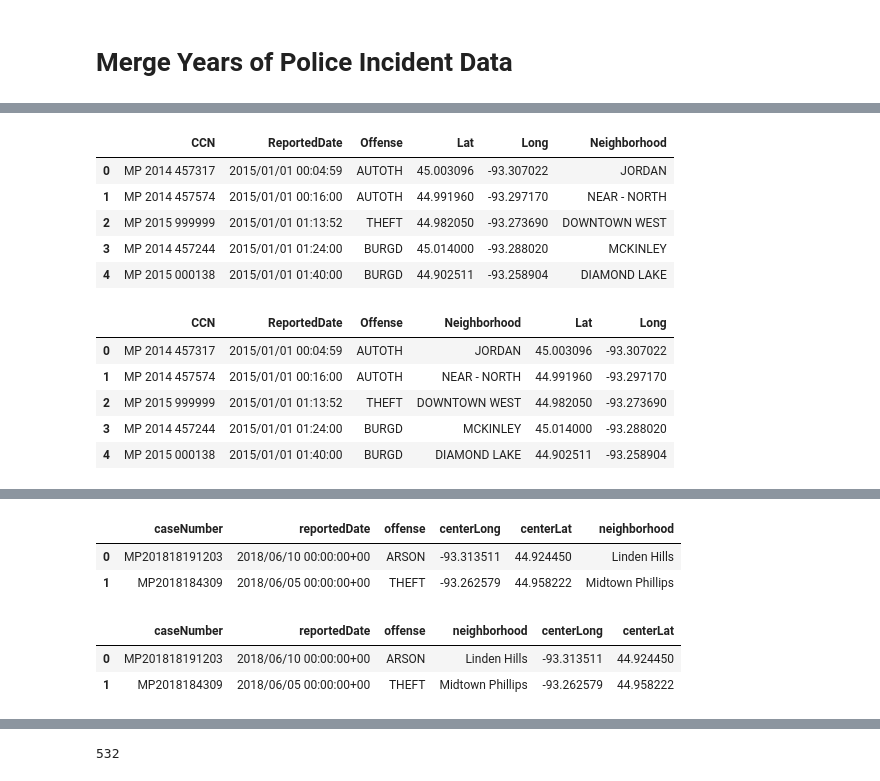
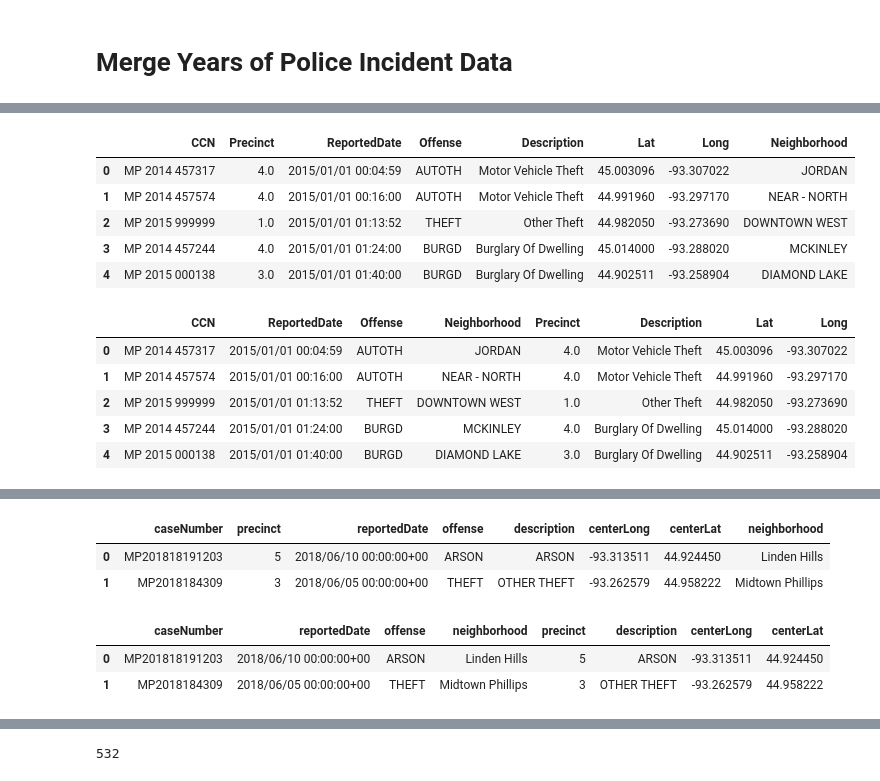
Before and after one commit to SwatiSSwain/REP_13_ETL-Project, a Jupyter notebook: Police_Incidents_ETL_Project2.ipynb, the cells around one changed output, grey strips where cells are left out. Cells and saved outputs as stored; diff of their text form; code cells hidden in the pictures.

Commit message:
Adding  precinct and description to Police Incident CSV

```diff
--- a/Police_Incidents_ETL_Project2.ipynb
+++ b/Police_Incidents_ETL_Project2.ipynb
@@ -29,28 +29,28 @@ PI_pre18_merge.head(1)
 | 0 | 1 | 0021XX Broadway AV W | 3363209 | MP 2014 457317 | 4.0 | 2015/01/01 00:04:59 | 2014/12/31 20:10:00 | 20:10:00 | AUTOTH | ... |
 # %%
 PI_pre18_final = PI_pre18_merge.drop(columns={"PublicAddress", "ControlNbr",
-                                                "Precinct", "BeginDate", "Time",
+                                                 "BeginDate", "Time",
                                                  "EnteredDate", "GBSID","X", "Y",
                                                  "LastChanged", "LastUpdateDate",
-                                                 "Description","UCRCode","FID"})
+                                                 "UCRCode","FID"})
 PI_pre18_final.head(5)
 # %% [output]
-|  | CCN | ReportedDate | Offense | Lat | Long | Neighborhood |
-| 0 | MP 2014 457317 | 2015/01/01 00:04:59 | AUTOTH | 45.003096 | -93.307022 | JORDAN |
-| 1 | MP 2014 457574 | 2015/01/01 00:16:00 | AUTOTH | 44.991960 | -93.297170 | NEAR - NORTH |
-| 2 | MP 2015 999999 | 2015/01/01 01:13:52 | THEFT | 44.982050 | -93.273690 | DOWNTOWN WEST |
-| 3 | MP 2014 457244 | 2015/01/01 01:24:00 | BURGD | 45.014000 | -93.288020 | MCKINLEY |
-| 4 | MP 2015 000138 | 2015/01/01 01:40:00 | BURGD | 44.902511 | -93.258904 | DIAMOND LAKE |
+|  | CCN | Precinct | ReportedDate | Offense | Description | Lat | Long | Neighborhood |
+| 0 | MP 2014 457317 | 4.0 | 2015/01/01 00:04:59 | AUTOTH | Motor Vehicle Theft | 45.003096 | -93.307022 | JORDAN |
+| 1 | MP 2014 457574 | 4.0 | 2015/01/01 00:16:00 | AUTOTH | Motor Vehicle Theft | 44.991960 | -93.297170 | NEAR - NORTH |
+| 2 | MP 2015 999999 | 1.0 | 2015/01/01 01:13:52 | THEFT | Other Theft | 44.982050 | -93.273690 | DOWNTOWN WEST |
+| 3 | MP 2014 457244 | 4.0 | 2015/01/01 01:24:00 | BURGD | Burglary Of Dwelling | 45.014000 | -93.288020 | MCKINLEY |
+| 4 | MP 2015 000138 | 3.0 | 2015/01/01 01:40:00 | BURGD | Burglary Of Dwelling | 44.902511 | -93.258904 | DIAMOND LAKE |
 # %%
-PI_pre18_final = PI_pre18_final[["CCN","ReportedDate","Offense","Neighborhood","Lat","Long"]]
+PI_pre18_final = PI_pre18_final[["CCN","ReportedDate","Offense","Neighborhood","Precinct","Description","Lat","Long"]]
 PI_pre18_final.head(5)
 # %% [output]
-|  | CCN | ReportedDate | Offense | Neighborhood | Lat | Long |
-| 0 | MP 2014 457317 | 2015/01/01 00:04:59 | AUTOTH | JORDAN | 45.003096 | -93.307022 |
-| 1 | MP 2014 457574 | 2015/01/01 00:16:00 | AUTOTH | NEAR - NORTH | 44.991960 | -93.297170 |
-| 2 | MP 2015 999999 | 2015/01/01 01:13:52 | THEFT | DOWNTOWN WEST | 44.982050 | -93.273690 |
-| 3 | MP 2014 457244 | 2015/01/01 01:24:00 | BURGD | MCKINLEY | 45.014000 | -93.288020 |
-| 4 | MP 2015 000138 | 2015/01/01 01:40:00 | BURGD | DIAMOND LAKE | 44.902511 | -93.258904 |
+|  | CCN | ReportedDate | Offense | Neighborhood | Precinct | Description | Lat | Long |
+| 0 | MP 2014 457317 | 2015/01/01 00:04:59 | AUTOTH | JORDAN | 4.0 | Motor Vehicle Theft | 45.003096 | -93.307022 |
+| 1 | MP 2014 457574 | 2015/01/01 00:16:00 | AUTOTH | NEAR - NORTH | 4.0 | Motor Vehicle Theft | 44.991960 | -93.297170 |
+| 2 | MP 2015 999999 | 2015/01/01 01:13:52 | THEFT | DOWNTOWN WEST | 1.0 | Other Theft | 44.982050 | -93.273690 |
+| 3 | MP 2014 457244 | 2015/01/01 01:24:00 | BURGD | MCKINLEY | 4.0 | Burglary Of Dwelling | 45.014000 | -93.288020 |
+| 4 | MP 2015 000138 | 2015/01/01 01:40:00 | BURGD | DIAMOND LAKE | 3.0 | Burglary Of Dwelling | 44.902511 | -93.258904 |
 # %%
 PI_Last2Years_df.head(2)
 # %% [output]
@@ -60,23 +60,23 @@ PI_Last2Years_df.head(2)
 2 rows × 23 columns
 # %%
 PI_Last2Years_final = PI_Last2Years_df.drop(columns={"publicaddress","reportedTime", "reportedDateTime",
-                                                "precinct", "beginDate", "beginTime",
+                                                "beginDate", "beginTime",
                                                  "enteredDate", "X", "Y",
                                                  "lastchanged", "LastUpdateDateETL","enteredDate",
                                                  "centerX","centerY","centergbsid",
-                                                 "enteredDate", "description",
+                                                 "enteredDate",
                                                  "OBJECTID", "UCRCode", "lastchanged","LastUpdateDateETL"})
 
 PI_Last2Years_final.head(2)
 # %% [output]
-|  | caseNumber | reportedDate | offense | centerLong | centerLat | neighborhood |
-| 0 | MP201818191203 | 2018/06/10 00:00:00+00 | ARSON | -93.313511 | 44.924450 | Linden Hills |
-| 1 | MP2018184309 | 2018/06/05 00:00:00+00 | THEFT | -93.262579 | 44.958222 | Midtown Phillips |
+|  | caseNumber | precinct | reportedDate | offense | description | centerLong | centerLat | neighborhood |
+| 0 | MP201818191203 | 5 | 2018/06/10 00:00:00+00 | ARSON | ARSON | -93.313511 | 44.924450 | Linden Hills |
+| 1 | MP2018184309 | 3 | 2018/06/05 00:00:00+00 | THEFT | OTHER THEFT | -93.262579 | 44.958222 | Midtown Phillips |
 # %%
-PI_Last2Years_final = PI_Last2Years_final[['caseNumber','reportedDate','offense','neighborhood','centerLong','centerLat']]
+PI_Last2Years_final = PI_Last2Years_final[['caseNumber','reportedDate','offense','neighborhood','precinct','description','centerLong','centerLat']]
 PI_Last2Years_final.head(2)
 # %% [output]
-|  | caseNumber | reportedDate | offense | neighborhood | centerLong | centerLat |
-| 0 | MP201818191203 | 2018/06/10 00:00:00+00 | ARSON | Linden Hills | -93.313511 | 44.924450 |
-| 1 | MP2018184309 | 2018/06/05 00:00:00+00 | THEFT | Midtown Phillips | -93.262579 | 44.958222 |
+|  | caseNumber | reportedDate | offense | neighborhood | precinct | description | centerLong | centerLat |
+| 0 | MP201818191203 | 2018/06/10 00:00:00+00 | ARSON | Linden Hills | 5 | ARSON | -93.313511 | 44.924450 |
+| 1 | MP2018184309 | 2018/06/05 00:00:00+00 | THEFT | Midtown Phillips | 3 | OTHER THEFT | -93.262579 | 44.958222 |
 # %%
```
Also changed, not shown: parts of 10 cells of this notebook, 2 other files.
